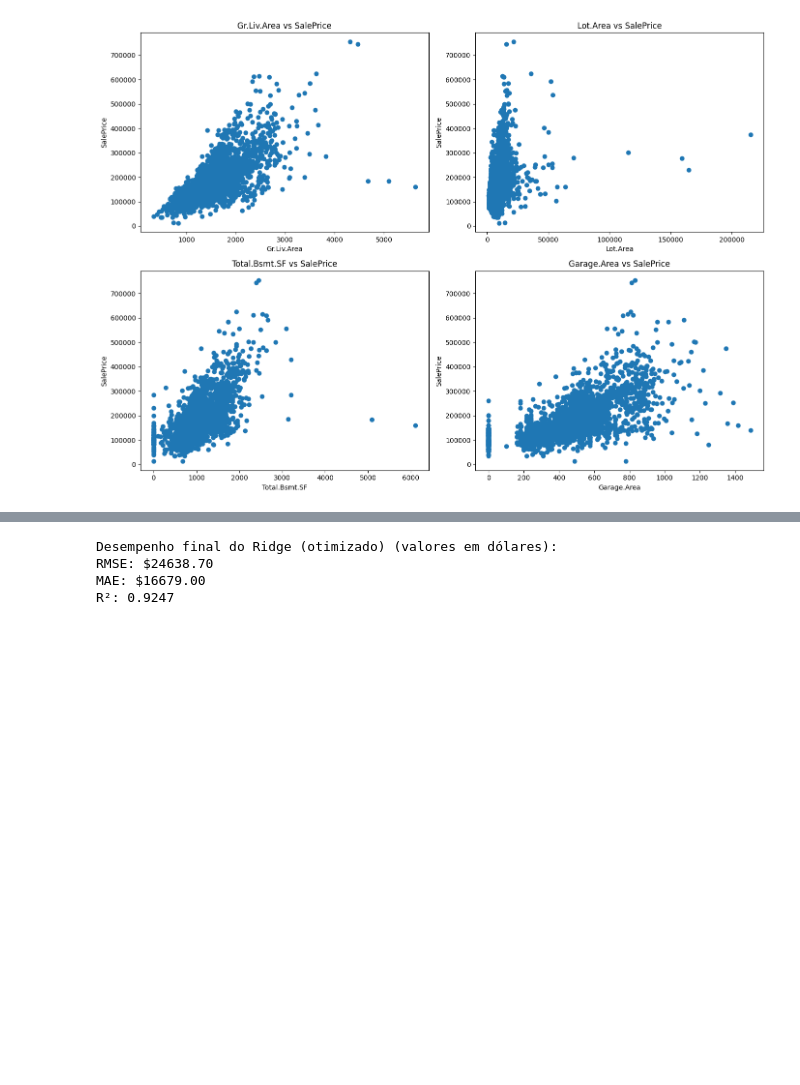
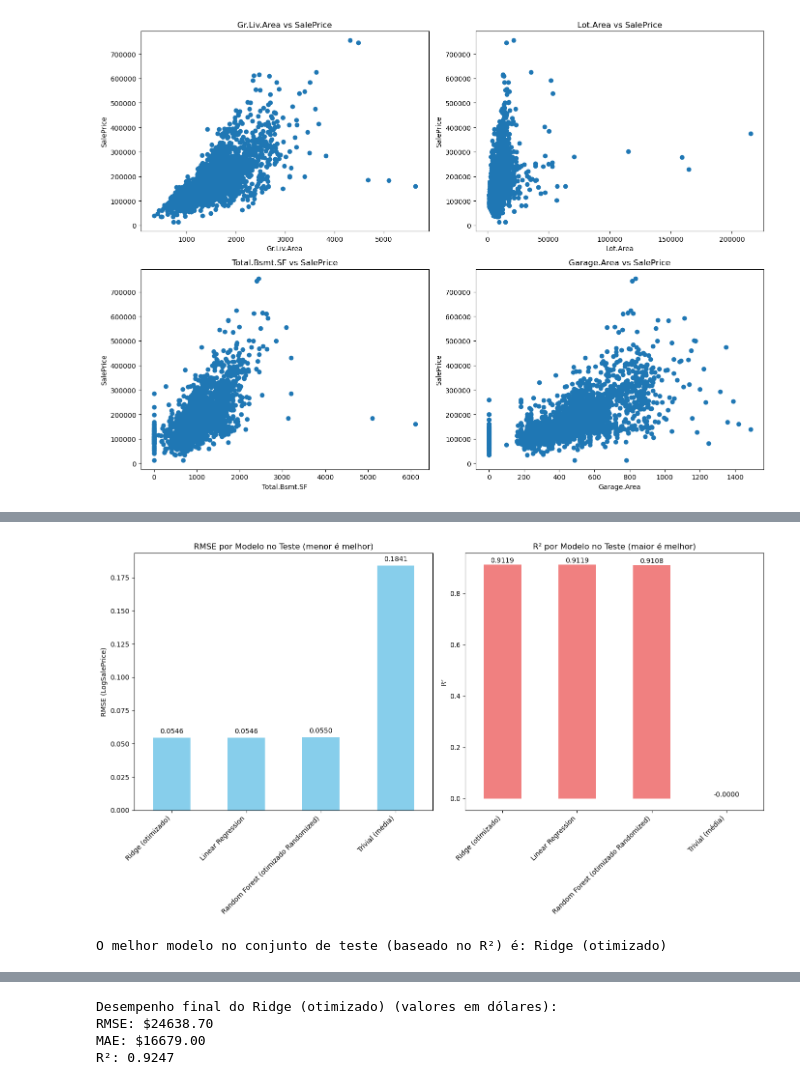
Before and after one commit to RicardolCarvalho/Projeto_Ames, a Jupyter notebook: ames.ipynb, the cells around one changed output, grey strips where cells are left out. Saved outputs shown, nothing was run; the diff lists cells and outputs as text; code cells hidden in the pictures; blank space fills up the shorter version.

```diff
--- a/ames.ipynb
+++ b/ames.ipynb
@@ -327,39 +545,47 @@ RMSE Random Forest otimizado: 0.1595
 # %%
-# Célula 13: Comparação Final dos Modelos
-# Comparação final de modelos otimizados
-best_models = {
-    'Trivial (média)': MeanRegressor(),
-    'Linear Regression': lin_reg,
-    'Ridge (otimizado)': ridge_grid.best_estimator_,
-    'Random Forest (otimizado)': rf_grid.best_estimator_
-}
+# Célula 14: Comparação Final dos Modelos
 
-final_results = {}
-for name, model in best_models.items():
-    if name != 'Trivial (média)' and name != 'Linear Regression':
-        # Estes modelos já estão treinados
-        y_pred = model.predict(X_test)
-        mse = mean_squared_error(y_test, y_pred)
-        rmse = np.sqrt(mse)
-        mae = mean_absolute_error(y_test, y_pred)
-        r2 = r2_score(y_test, y_pred)
-    else:
-        # Treinar estes modelos
+final_results_df = pd.DataFrame(columns=['RMSE', 'MAE', 'R²'])
+
+for name, model in best_models_for_final_comparison.items():
+    if name == 'Trivial (média)' or name == 'Linear Regression':
         model.fit(X_train, y_train)
-        y_pred = model.predict(X_test)
-        mse = mean_squared_error(y_test, y_pred)
-        rmse = np.sqrt(mse)
-        mae = mean_absolute_error(y_test, y_pred)
-        r2 = r2_score(y_test, y_pred)
 
-    final_results[name] = {
-        'RMSE': rmse,
-        'MAE': mae,
-        'R²': r2
-    }
+    y_pred_log_test = model.predict(X_test)
 
-# Convertendo para DataFrame para visualização
-final_df = pd.DataFrame(final_results).T
-print("\nResultados Finais no Conjunto de Teste:")
-print(final_df)
+    mse_test = mean_squared_error(y_test, y_pred_log_test)
+    rmse_test = np.sqrt(mse_test)
+    mae_test = mean_absolute_error(y_test, y_pred_log_test)
+    r2_test = r2_score(y_test, y_pred_log_test)
+
+    final_results_df.loc[name] = [rmse_test, mae_test, r2_test]
+
+print("\nResultados Finais no Conjunto de Teste (LogSalePrice):")
+print(final_results_df.sort_values(by='R²', ascending=False))
+
+# Visualização dos Resultados (LogSalePrice)
+plt.figure(figsize=(14, 8))
+plt.subplot(1, 2, 1)
+bars_rmse = final_results_df['RMSE'].sort_values().plot(kind='bar', color='skyblue')
+plt.title('RMSE por Modelo no Teste (menor é melhor)')
+plt.ylabel('RMSE (LogSalePrice)')
+plt.xticks(rotation=45, ha="right")
+for bar in bars_rmse.patches:
+    plt.text(bar.get_x() + bar.get_width()/2., bar.get_height() + 0.002,
+             f'{bar.get_height():.4f}', ha='center', va='bottom')
+
+plt.subplot(1, 2, 2)
+bars_r2 = final_results_df['R²'].sort_values(ascending=False).plot(kind='bar', color='lightcoral')
+plt.title('R² por Modelo no Teste (maior é melhor)')
+plt.ylabel('R²')
+plt.xticks(rotation=45, ha="right")
+for bar in bars_r2.patches:
+    plt.text(bar.get_x() + bar.get_width()/2., bar.get_height() + 0.002,
+             f'{bar.get_height():.4f}', ha='center', va='bottom')
+
+plt.tight_layout()
+plt.show()
+
+best_model_name_final_test = final_results_df['R²'].idxmax()
+print(f"\nO melhor modelo no conjunto de teste (baseado no R²) é: {best_model_name_final_test}")
 # %% [output]
@@ -372 +598,3 @@ Random Forest (otimizado)  0.131805  0.094235  0.903283
+[figure, added]
+O melhor modelo no conjunto de teste (baseado no R²) é: Ridge (otimizado)
 # %%
```
Also changed, not shown: parts of 21 cells of this notebook.
